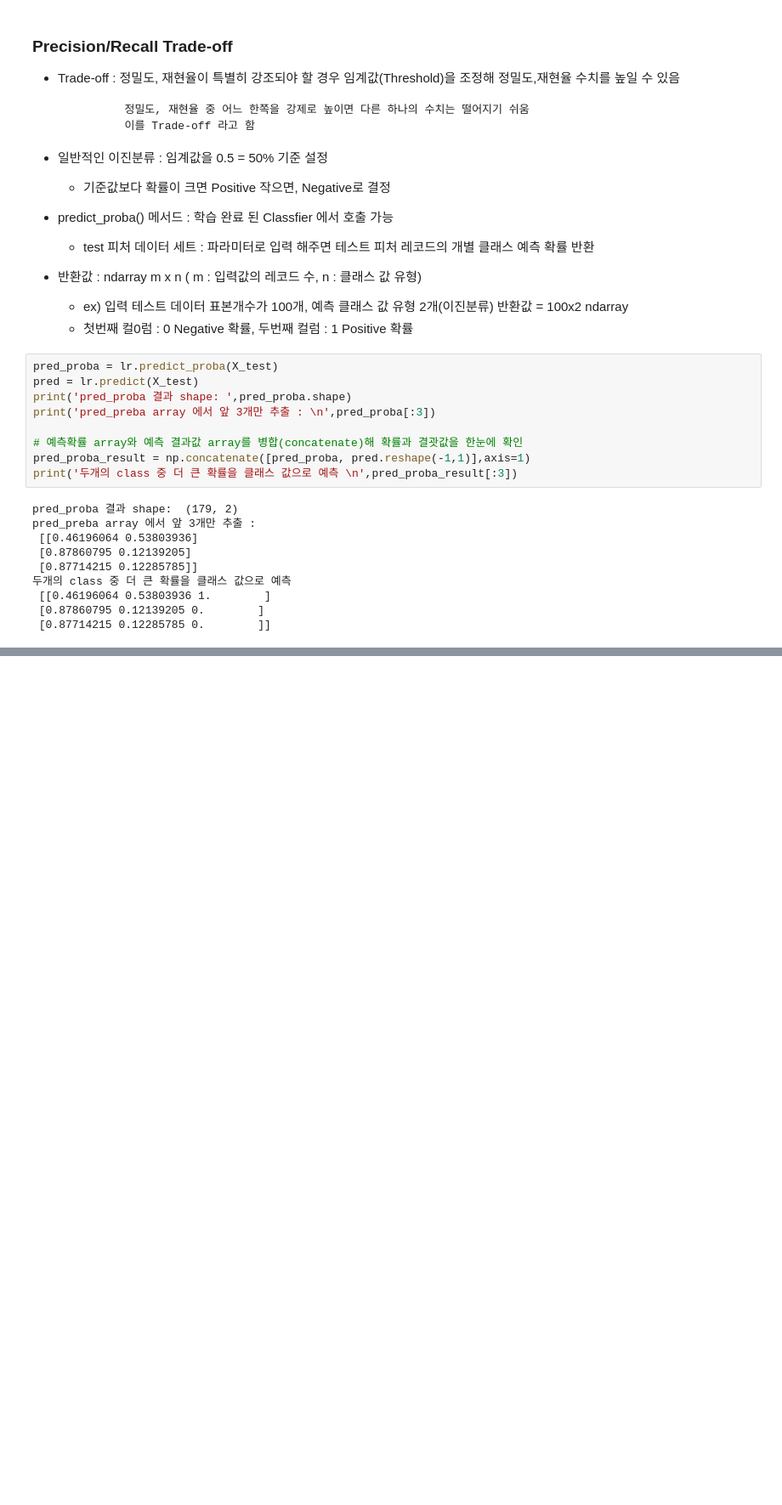
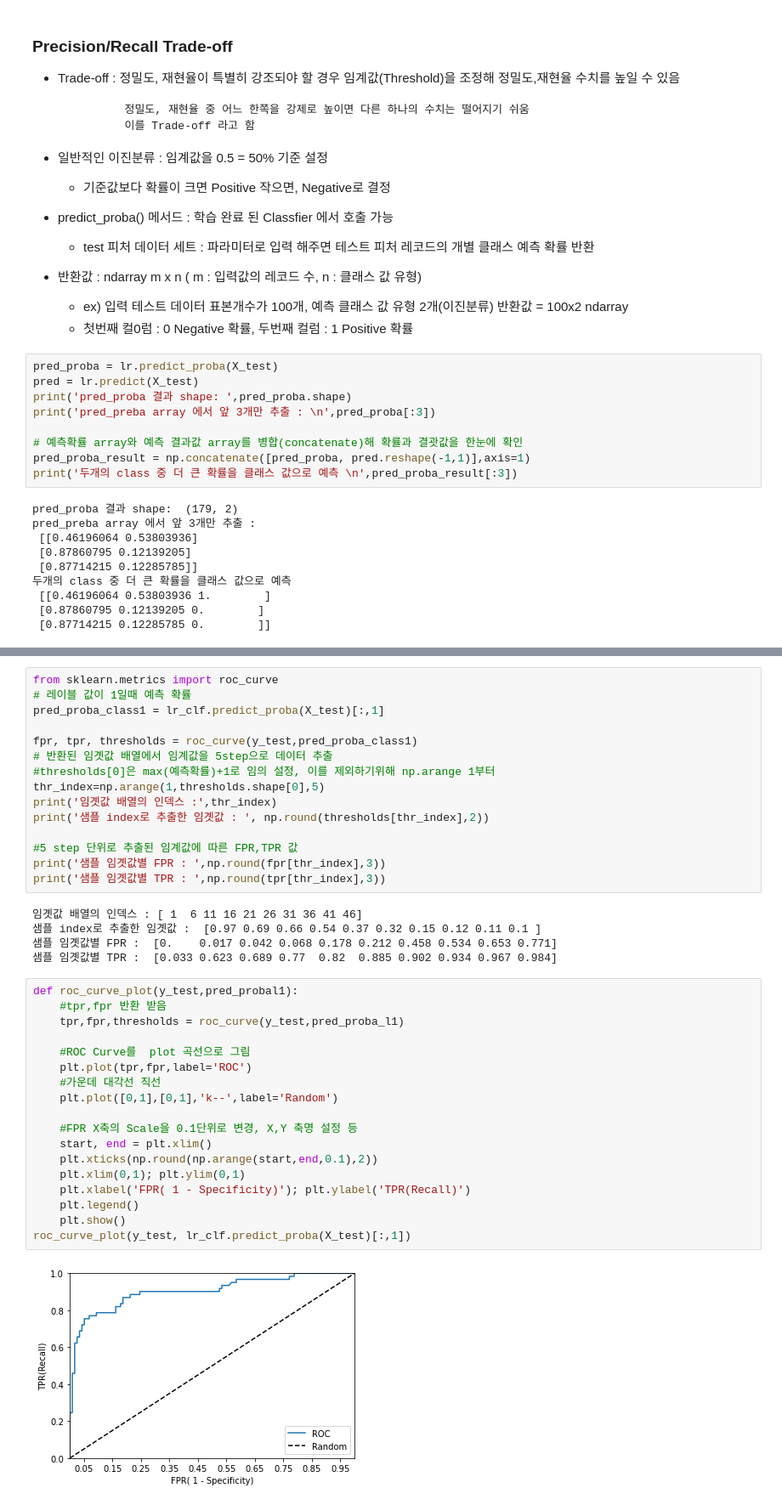
Before and after one commit to Ztrillion/ML, a Jupyter notebook: 0723_3일차/평가.ipynb, the cells around one changed output, grey strips where cells are left out. Shown at 85% size. Drawn from its saved outputs; the diff is of its cells as text; blank space fills up the shorter version.

```diff
--- a/0723_3일차/평가.ipynb
+++ b/0723_3일차/평가.ipynb
@@ -430,0 +490,40 @@ prc_plot(y_test,lr_clf.predict_proba(X_test)[:,1])
+# %%
+from sklearn.metrics import roc_curve
+# 레이블 값이 1일때 예측 확률
+pred_proba_class1 = lr_clf.predict_proba(X_test)[:,1]
+
+fpr, tpr, thresholds = roc_curve(y_test,pred_proba_class1)
+# 반환된 임곗값 배열에서 임계값을 5step으로 데이터 추출
+#thresholds[0]은 max(예측확률)+1로 임의 설정, 이를 제외하기위해 np.arange 1부터
+thr_index=np.arange(1,thresholds.shape[0],5)
+print('임곗값 배열의 인덱스 :',thr_index)
+print('샘플 index로 추출한 임곗값 : ', np.round(thresholds[thr_index],2))
+
+#5 step 단위로 추출된 임계값에 따른 FPR,TPR 값
+print('샘플 임곗값별 FPR : ',np.round(fpr[thr_index],3))
+print('샘플 임곗값별 TPR : ',np.round(tpr[thr_index],3))
+# %% [output]
+임곗값 배열의 인덱스 : [ 1  6 11 16 21 26 31 36 41 46]
+샘플 index로 추출한 임곗값 :  [0.97 0.69 0.66 0.54 0.37 0.32 0.15 0.12 0.11 0.1 ]
+샘플 임곗값별 FPR :  [0.    0.017 0.042 0.068 0.178 0.212 0.458 0.534 0.653 0.771]
+샘플 임곗값별 TPR :  [0.033 0.623 0.689 0.77  0.82  0.885 0.902 0.934 0.967 0.984]
+# %%
+def roc_curve_plot(y_test,pred_probal1):
+    #tpr,fpr 반환 받음
+    tpr,fpr,thresholds = roc_curve(y_test,pred_proba_l1)
+
+    #ROC Curve를  plot 곡선으로 그림
+    plt.plot(tpr,fpr,label='ROC')
+    #가운데 대각선 직선
+    plt.plot([0,1],[0,1],'k--',label='Random')
+
+    #FPR X축의 Scale을 0.1단위로 변경, X,Y 축명 설정 등
+    start, end = plt.xlim()
+    plt.xticks(np.round(np.arange(start,end,0.1),2))
+    plt.xlim(0,1); plt.ylim(0,1)
+    plt.xlabel('FPR( 1 - Specificity)'); plt.ylabel('TPR(Recall)')
+    plt.legend()
+    plt.show()
+roc_curve_plot(y_test, lr_clf.predict_proba(X_test)[:,1])
+# %% [output]
+[figure, added]
```
Also changed, not shown: parts of 25 cells of this notebook.
